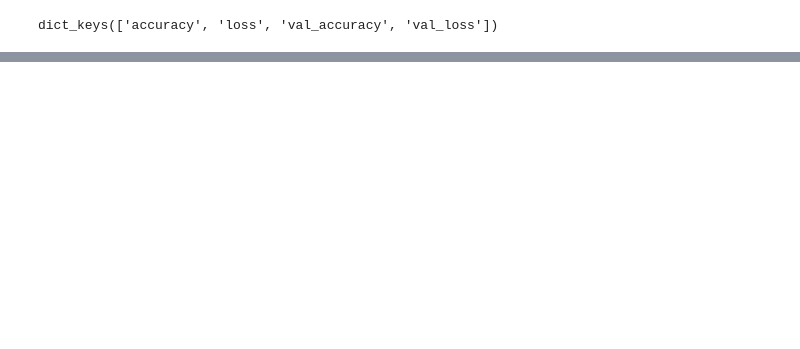
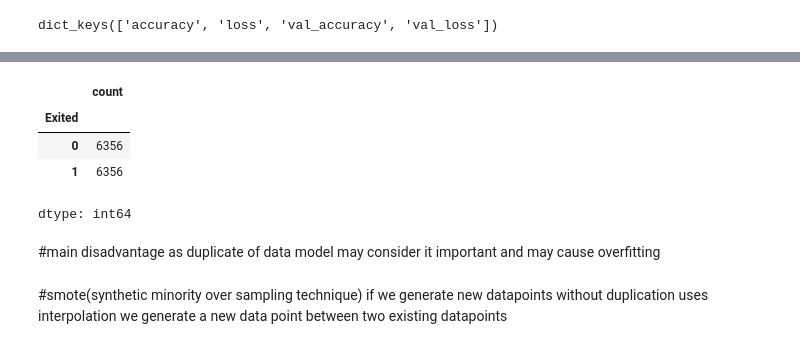
Before and after one commit to ag22042008/data-Science-notebooks, a Jupyter notebook: project1indeeplearning.ipynb, the cells around one changed output, grey strips where cells are left out. Saved outputs shown, nothing was run; the diff lists cells and outputs as text; code cells hidden in the pictures; blank space fills up the shorter version.

```diff
--- a/project1indeeplearning.ipynb
+++ b/project1indeeplearning.ipynb
@@ -233,0 +265,20 @@ plt.plot(history.history['val_loss'])
+# %%
+from imblearn.over_sampling import RandomOverSampler
+X_train2,X_test2,y_train2,y_test2=train_test_split(X,Y,test_size=0.2,random_state=42)
+# %%
+r2=RandomOverSampler(random_state=42)
+X_res,y_res=r2.fit_resample(X_train2,y_train2)
+# %%
+y_res.value_counts()
+# %% [output]
+|  | count |
+| Exited |  |
+| 0 | 6356 |
+| 1 | 6356 |
+dtype: int64
+# %% [markdown]
+#main disadvantage as duplicate of data model may consider it important and may cause overfitting
+# %% [markdown]
+#smote(synthetic minority over sampling technique)
+if we generate new datapoints without duplication
+uses interpolation we generate a new data point between two existing datapoints
```
Also changed, not shown: parts of 25 cells of this notebook.
